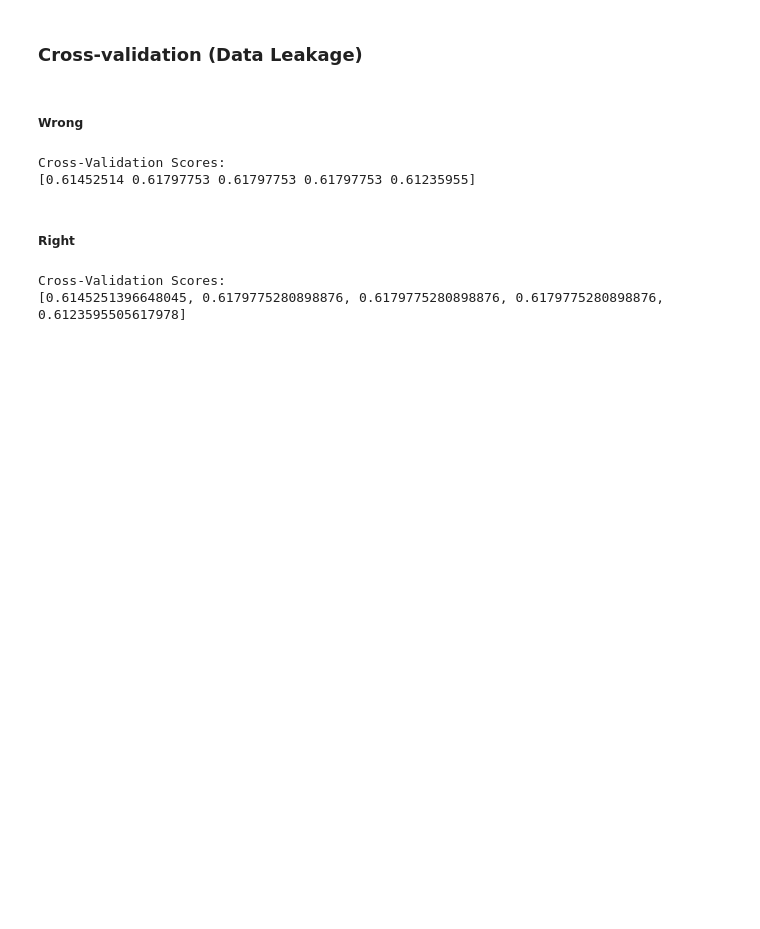
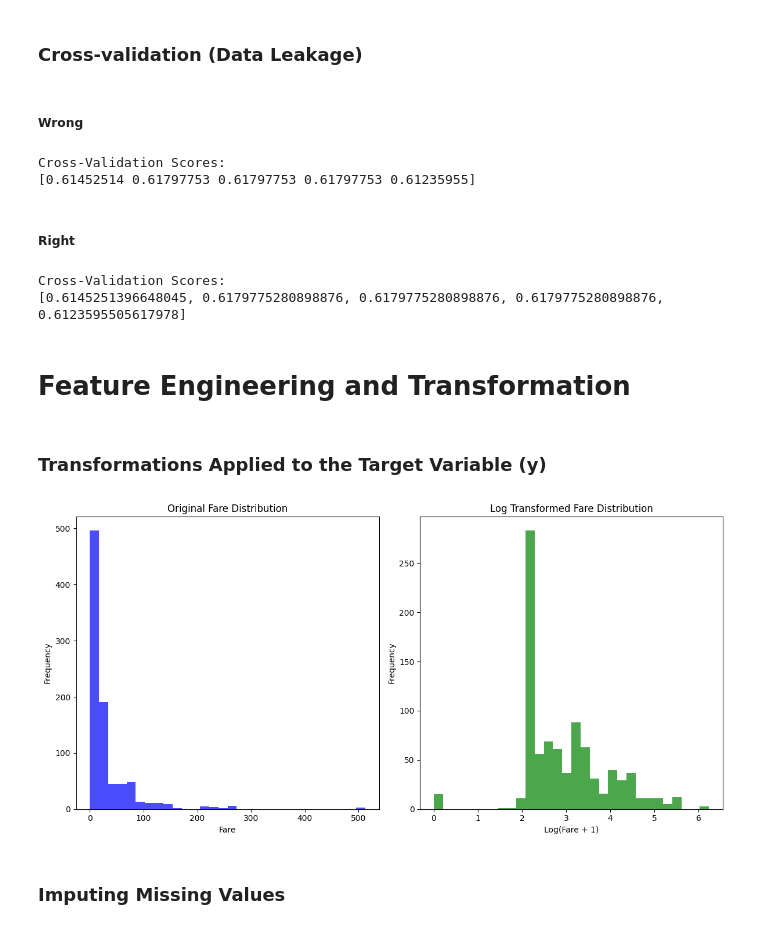
Before and after one commit to shamaseen/machine-learning-with-qafzah, a Jupyter notebook: notebooks/Part 3: End-to-End Machine Learning Project Workflow.ipynb, the cells around one changed output. Saved outputs shown, nothing was run; the diff lists cells and outputs as text; code cells hidden in the pictures; blank space fills up the shorter version.

```diff
--- a/notebooks/Part 3: End-to-End Machine Learning Project Workflow.ipynb
+++ b/notebooks/Part 3: End-to-End Machine Learning Project Workflow.ipynb
@@ -472,0 +492,35 @@ Cross-Validation Scores:
+# %% [markdown]
+# Feature Engineering and Transformation
+# %% [markdown]
+### Transformations Applied to the Target Variable (y)
+# %%
+# Define the target variable (y_fake) for regression
+y_fake = data['Fare']
+
+# Plot the original distribution of the target variable
+plt.figure(figsize=(12, 6))
+
+# Plot original Fare distribution
+plt.subplot(1, 2, 1)
+plt.hist(y_fake, bins=30, color='blue', alpha=0.7)
+plt.title('Original Fare Distribution')
+plt.xlabel('Fare')
+plt.ylabel('Frequency')
+
+# Apply log transformation to the target variable
+y_log = np.log1p(y_fake)  # log1p is used to handle log(0) case
+
+# Plot the transformed distribution
+plt.subplot(1, 2, 2)
+plt.hist(y_log, bins=30, color='green', alpha=0.7)
+plt.title('Log Transformed Fare Distribution')
+plt.xlabel('Log(Fare + 1)')
+plt.ylabel('Frequency')
+
+# Show plots
+plt.tight_layout()
+plt.show()
+# %% [output]
+[figure, added]
+# %% [markdown]
+### Imputing Missing Values
```
Also changed, not shown: parts of 24 cells of this notebook, 1 other file.
